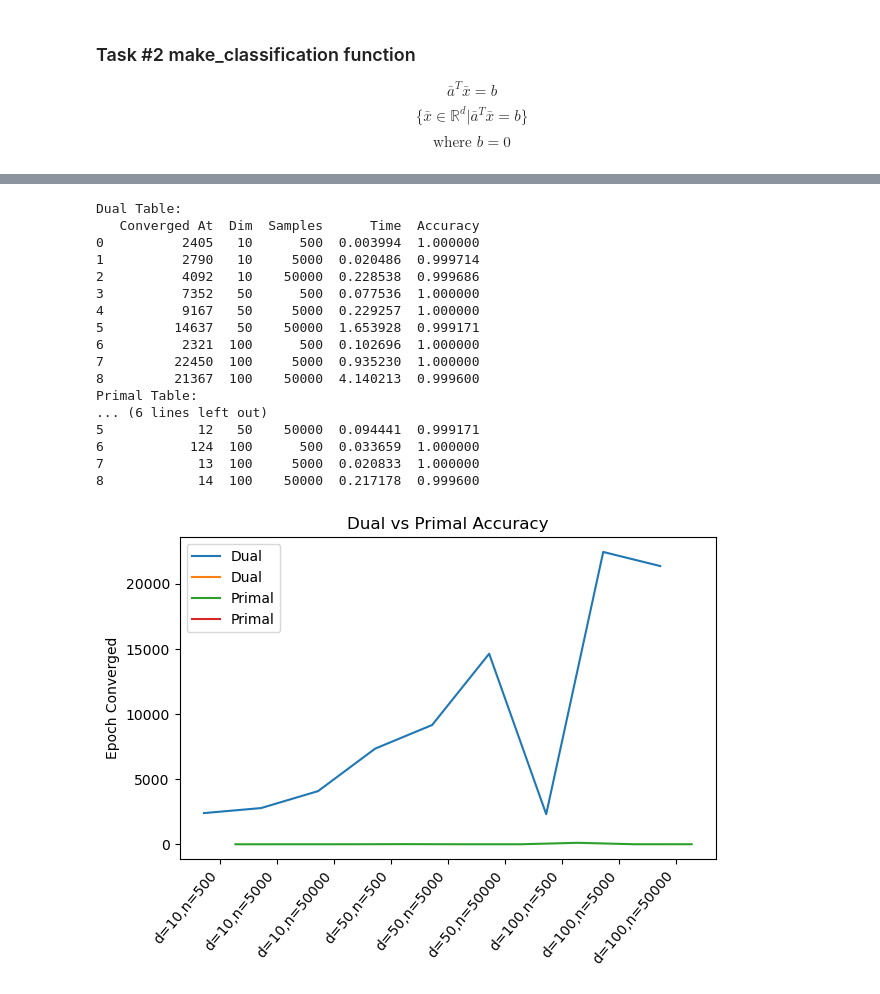
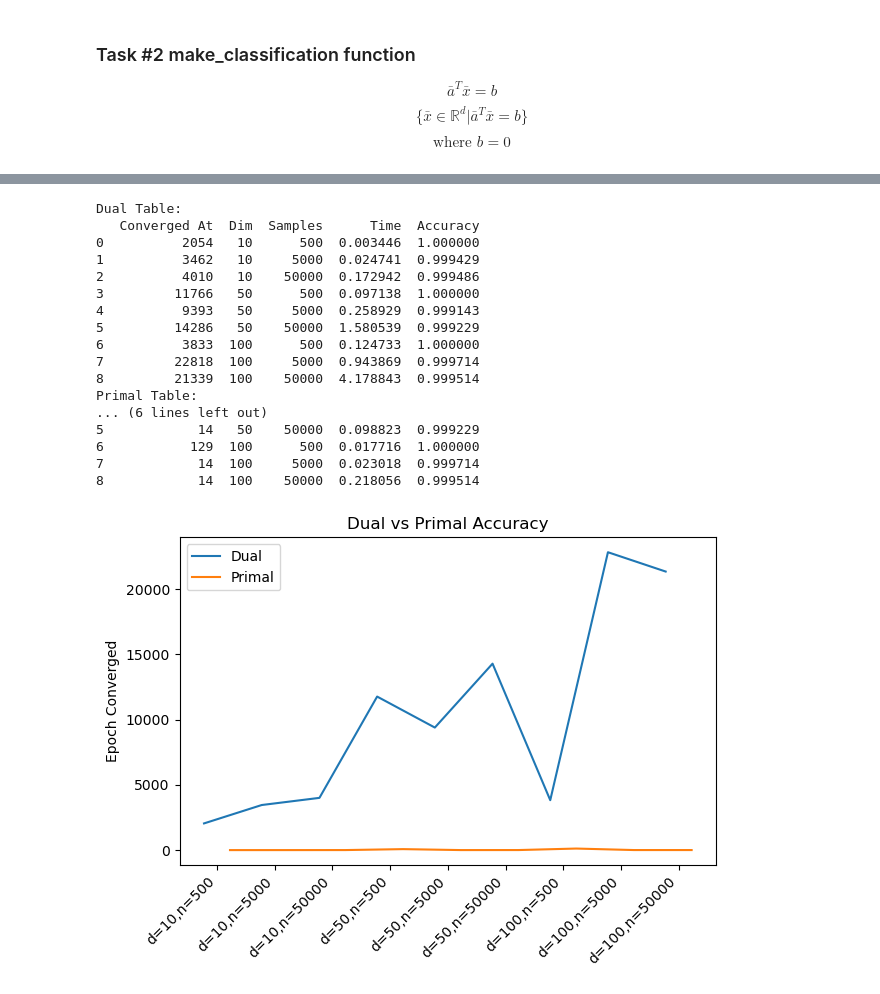
Before and after one commit to nnail0/429-hw2, a Jupyter notebook: linear_svc_mn.ipynb, the cells around one changed output, grey strips where cells are left out. Saved outputs shown, nothing was run; the diff lists cells and outputs as text; code cells hidden in the pictures.

```diff
--- a/linear_svc_mn.ipynb
+++ b/linear_svc_mn.ipynb
@@ -128,7 +124,6 @@ def make_classification(d,n, u=100,seed=1):
     a = rand_gen.random(size=d) #TODO values are between [0-1] btw, is that okay?
 
     #randomly select n samples in range of [-u,u] in each dimension using a gaussian
-
     X = rand_gen.normal(scale=u,size=(n,d))
 
     #give each xi a label yi
@@ -146,9 +141,6 @@ def make_classification(d,n, u=100,seed=1):
     Y_train, Y_test = np.split(Y, [split_idx])
 
 
-    X_train, X_test, Y_train, Y_test = train_test_split(X, Y, test_size=0.3, random_state=seed)
-
-
     return X_train, X_test, Y_train, Y_test
 # %%
 from matplotlib.colors import ListedColormap
@@ -287,5 +274,4 @@ for l in errors:
 # %%
-#from LinearSVC import LinearSVC as mySVC
 from sklearn.svm import LinearSVC as skSVC
 import time
 import numpy as np
@@ -294,12 +280,7 @@ import pandas as pd
 from matplotlib import pyplot as plt
 
 """
-Investigate the scalability of the LinearSVC class you have implemented. Using the dataset
-generator developed in the previous task, you may produce random datasets regarding to the 9 combinations
-of the following scales: d = 10, 50, 100 and n = 500, 5000, 50000. You may assign a large constant such
-as 100 to u. (Please feel free to slightly adjust the scales according to your computer’s hardware.) Evaluate
-the time cost and loss convergence of your linear SVC on the 9 datasets. The comparison should be given
-by tables along with explanations.
+
 """
 
 import itertools
@@ -339,49 +320,47 @@ for dims, samples in itertools.product(n_dims, n_samples):
     conv_p.append(primal.n_iter_)
 
     #print([dual.n_iter_, dims, samples, fit_end - fit_start, accuracy_d])
     #print([primal.n_iter_, dims, samples, fit_end_p - fit_start_p, accuracy_p])
 
     d_s_d.append([dual.n_iter_, dims, samples, fit_end - fit_start, accuracy_d])  #drop in loss from first to last sample
     d_s_p.append([primal.n_iter_, dims, samples, fit_end_p - fit_start_p, accuracy_p])  #drop in loss from first to last sample
 
 np.set_printoptions(suppress=True, precision=4)
 table_d = pd.DataFrame(d_s_d, columns=headers)
 table_p = pd.DataFrame(d_s_p, columns=headers)
 print("Dual Table:")
 print(table_d)
 print("Primal Table:")
 print(table_p)
 
 x = range(len(conv_d))
 labels = [f"d={d},n={n}" for d,n in itertools.product(n_dims, n_samples)]
-width = 0.55
-
 fig,axes = plt.subplots()
-axes.plot([i - width/2 for i in x], conv_d, width, label='Dual')
-axes.plot([i + width/2 for i in x], conv_p, width, label='Primal')
+axes.plot([i - (0.45)/2 for i in x], conv_d, label='Dual')
+axes.plot([i + (0.45)/2 for i in x], conv_p, label='Primal')
 axes.set_xticks(list(x))
-axes.set_xticklabels(labels, rotation=50, ha='right')
+axes.set_xticklabels(labels, rotation=45, ha='right')
 axes.set_ylabel('Epoch Converged')
 axes.set_title('Dual vs Primal Accuracy')
 axes.legend()
 plt.tight_layout()
 plt.show()
 # %% [output]
 Dual Table:
    Converged At  Dim  Samples      Time  Accuracy
-0          2405   10      500  0.003994  1.000000
-1          2790   10     5000  0.020486  0.999714
-2          4092   10    50000  0.228538  0.999686
-3          7352   50      500  0.077536  1.000000
-4          9167   50     5000  0.229257  1.000000
-5         14637   50    50000  1.653928  0.999171
-6          2321  100      500  0.102696  1.000000
-7         22450  100     5000  0.935230  1.000000
-8         21367  100    50000  4.140213  0.999600
+0          2054   10      500  0.003446  1.000000
+1          3462   10     5000  0.024741  0.999429
+2          4010   10    50000  0.172942  0.999486
+3         11766   50      500  0.097138  1.000000
+4          9393   50     5000  0.258929  0.999143
+5         14286   50    50000  1.580539  0.999229
+6          3833  100      500  0.124733  1.000000
+7         22818  100     5000  0.943869  0.999714
+8         21339  100    50000  4.178843  0.999514
 Primal Table:
 ... (6 lines left out)
-5            12   50    50000  0.094441  0.999171
-6           124  100      500  0.033659  1.000000
-7            13  100     5000  0.020833  1.000000
-8            14  100    50000  0.217178  0.999600
+5            14   50    50000  0.098823  0.999229
+6           129  100      500  0.017716  1.000000
+7            14  100     5000  0.023018  0.999714
+8            14  100    50000  0.218056  0.999514
-[figure, old version]
+[figure, new version]
```
Also changed, not shown: parts of 5 cells of this notebook.
